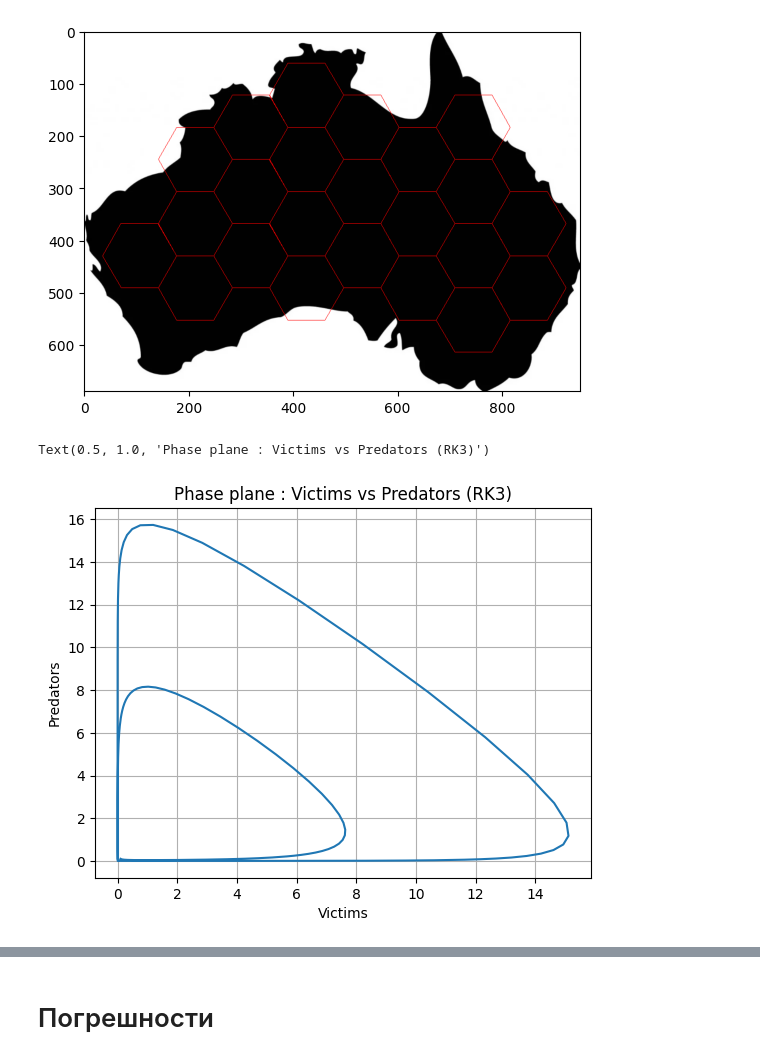
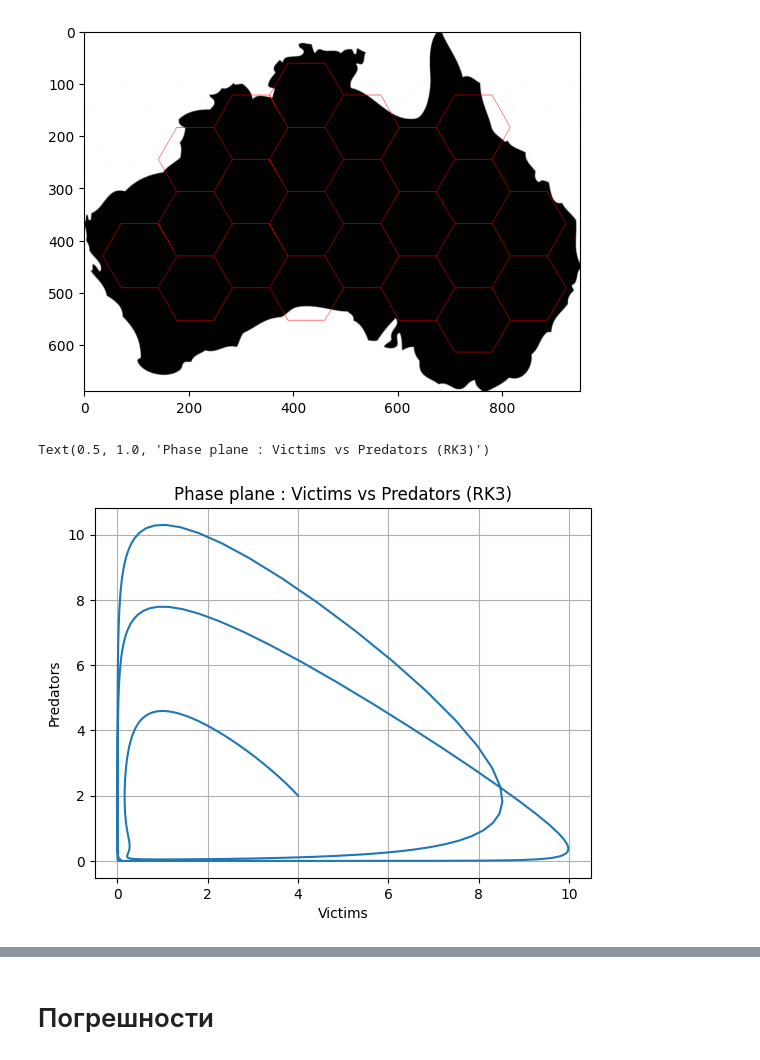
Before and after one commit to slikyumsh/MathModellingLabs_ITMO, a Jupyter notebook: Lab1/MathModel.ipynb, the cells around one changed output, grey strips where cells are left out. Cells and saved outputs as stored; diff of their text form; code cells hidden in the pictures.

```diff
--- a/Lab1/MathModel.ipynb
+++ b/Lab1/MathModel.ipynb
@@ -185,24 +185,24 @@ def RK3(func, X0, t_array, alpha0, omega,  beta, c, gamma):
 # %%
 alpha0 = 1. #mortality rate due to predators
 beta = 1.
 delta = 1.
 gamma = 1.
-x0 = 0.1
-y0 = 0.1
+x0 = 4
+y0 = 2
 Nt = 1000
 tmax = 30.
 t_array = np.linspace(0.,tmax, Nt)
 
 res = RK3(derivative, (x0, y0), t_array, alpha0=alpha0, beta=beta, c=delta, gamma = gamma, omega=1)
 plt.figure()
 plt.plot(res[:, 0], res[:, 1], "-")
 plt.xlabel("Victims")
 plt.ylabel("Predators")
 plt.grid()
 plt.title("Phase plane : Victims vs Predators (RK3)")
 # %% [output]
 Text(0.5, 1.0, 'Phase plane : Victims vs Predators (RK3)')
-[figure, old version]
+[figure, new version]
 # %%
 plt.figure()
 plt.grid()
```
Also changed, not shown: parts of 8 cells of this notebook, 8 other files.
